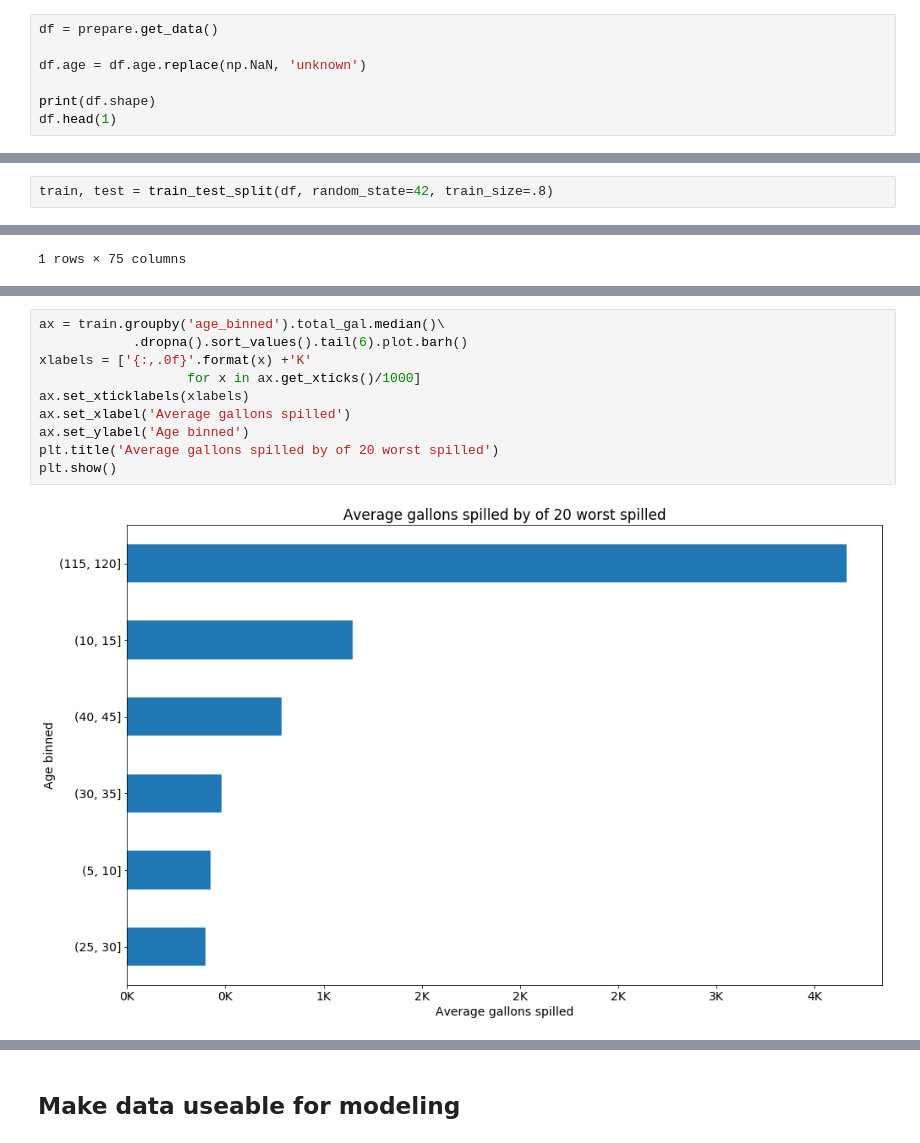
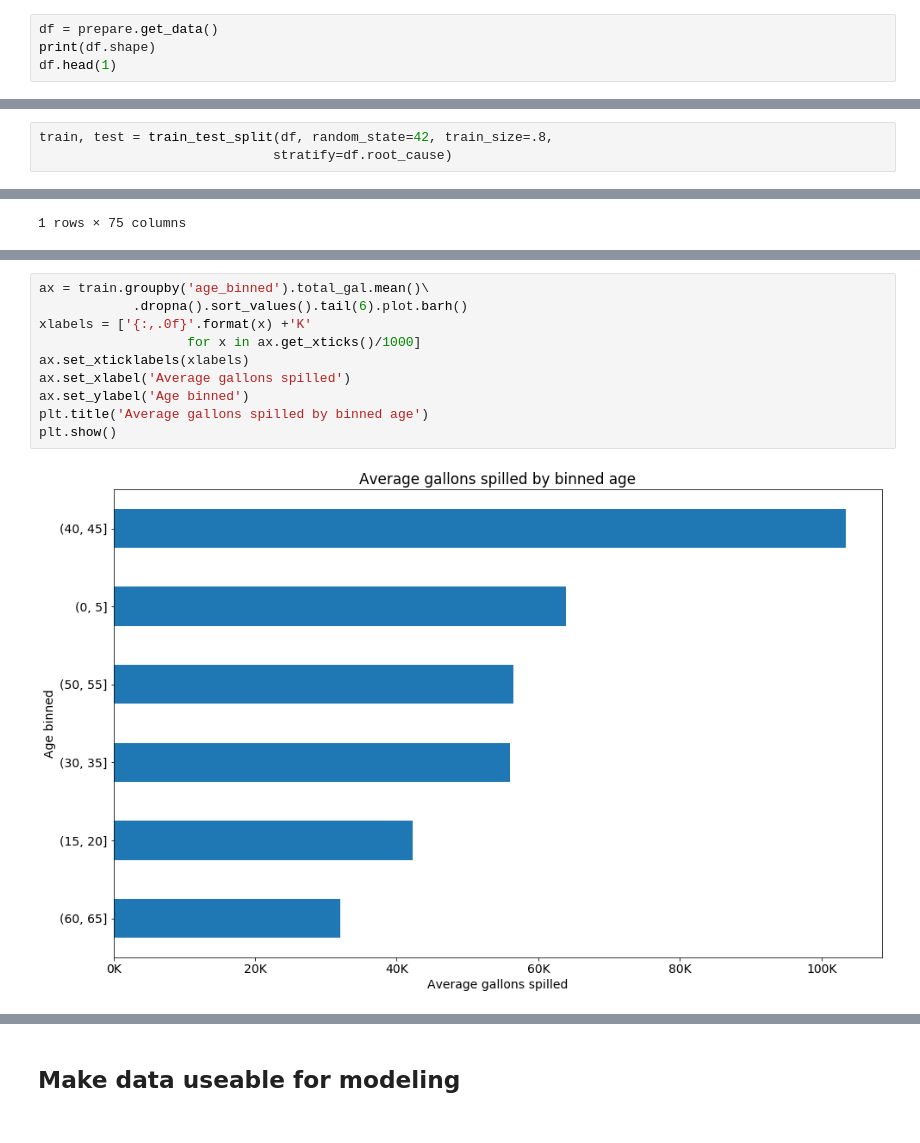
Before and after one commit to we-came-we-SAWS-we-conquered/saws-capstone-project, a Jupyter notebook: cameron_repo/Cameron_notebook.ipynb, the cells around one changed output, grey strips where cells are left out. Cells and saved outputs as stored; diff of their text form.

```diff
--- a/cameron_repo/Cameron_notebook.ipynb
+++ b/cameron_repo/Cameron_notebook.ipynb
@@ -171,9 +171,6 @@ df_dict
 # Exploration
 # %%
 df = prepare.get_data()
-
-df.age = df.age.replace(np.NaN, 'unknown')
-
 print(df.shape)
 df.head(1)
 # %% [output]
@@ -184,5 +200,6 @@ df.head(1)
 # %%
-train, test = train_test_split(df, random_state=42, train_size=.8)
+train, test = train_test_split(df, random_state=42, train_size=.8,
+                              stratify=df.root_cause)
 # %%
 train.zip_code.value_counts().head(5)
 # %% [output]
@@ -427,12 +476,12 @@ Name: total_gal, dtype: float64
 # %%
-ax = train.groupby('age_binned').total_gal.median()\
+ax = train.groupby('age_binned').total_gal.mean()\
             .dropna().sort_values().tail(6).plot.barh()
 xlabels = ['{:,.0f}'.format(x) +'K'
                    for x in ax.get_xticks()/1000]
 ax.set_xticklabels(xlabels)
 ax.set_xlabel('Average gallons spilled')
 ax.set_ylabel('Age binned')
-plt.title('Average gallons spilled by of 20 worst spilled')
+plt.title('Average gallons spilled by binned age')
 plt.show()
 # %% [output]
-[figure, old version]
+[figure, new version]
```
Also changed, not shown: parts of 68 cells of this notebook, 1 other file.
